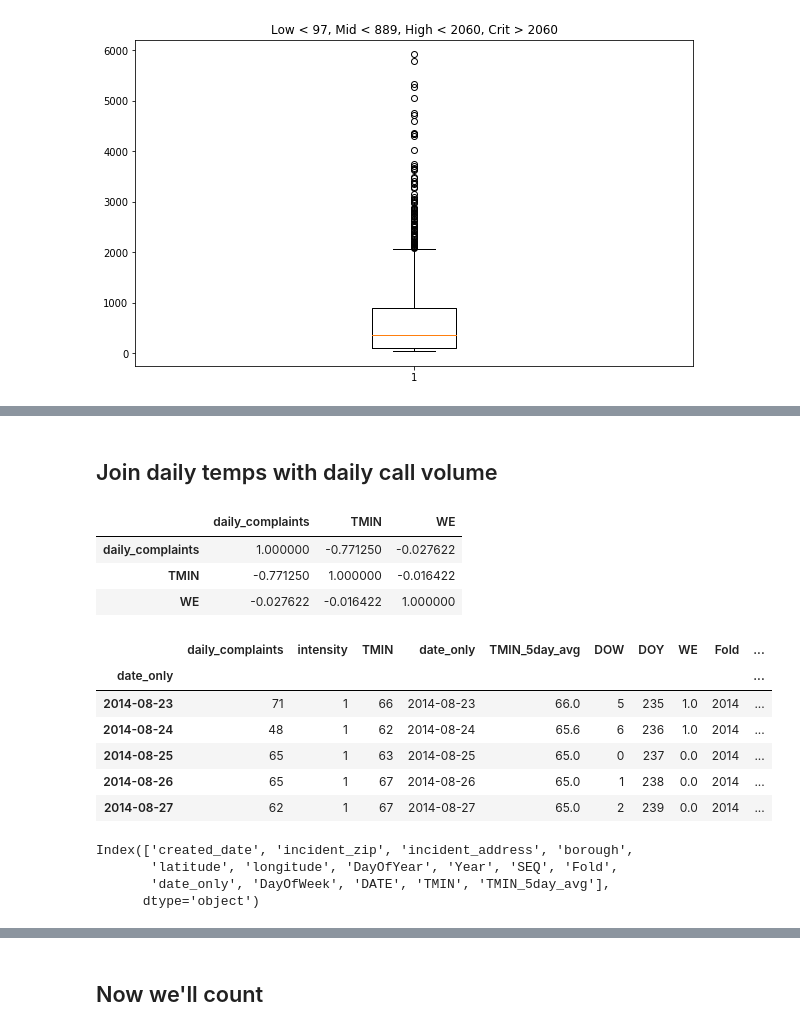
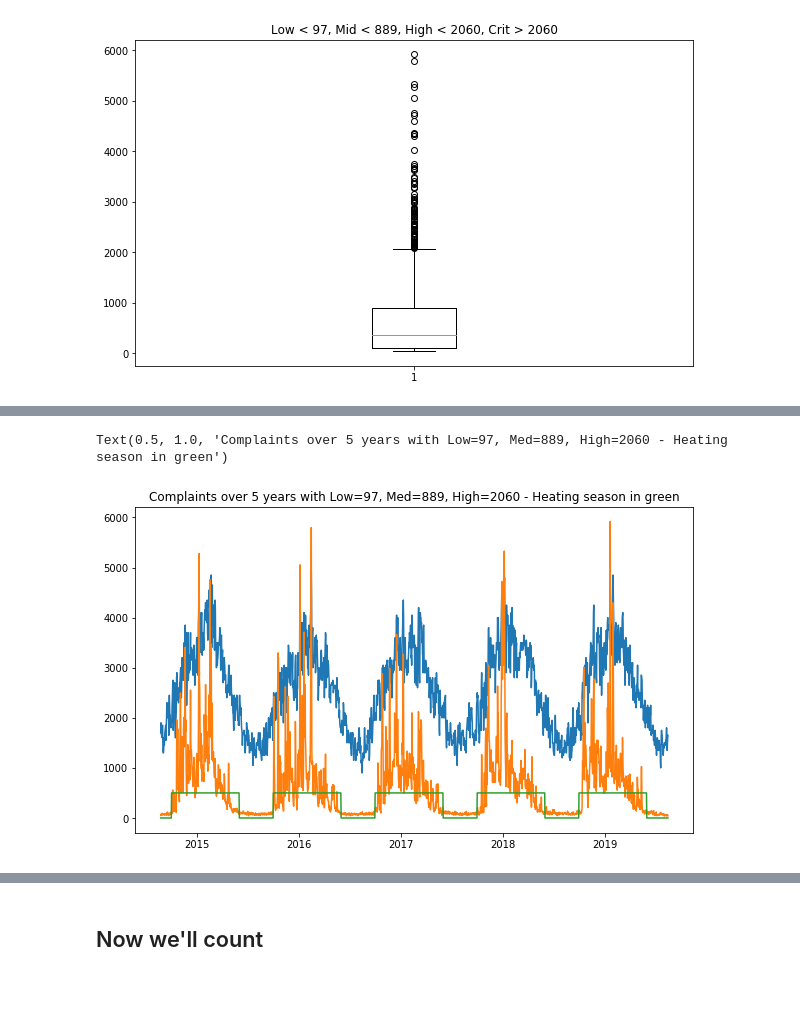
Before and after one commit to DThompson55/EdxCapstone, a Jupyter notebook: Capstone 4th Assignment.ipynb, the cells around one changed output, grey strips where cells are left out. Cells and saved outputs as stored; diff of their text form; code cells hidden in the pictures; blank space fills up the shorter version.

```diff
--- a/Capstone 4th Assignment.ipynb
+++ b/Capstone 4th Assignment.ipynb
@@ -61,0 +96,3 @@ df_daily.set_index('date_only',inplace=True)
+# %%
+df['X'] = df['Fold'] != df['Year']
+df[(df['Fold']==2018)&(df['SEQ']==0)].head()
@@ -270,26 +280,0 @@ Text(0.5, 1.0, "Fold 2015 - RSME='473.1' R2='0.80'")
-# %% [markdown]
-## Join daily temps with daily call volume
-# %%
-df_daily[['daily_complaints','TMIN','WE']].corr()
-# %% [output]
-|  | daily_complaints | TMIN | WE |
-| daily_complaints | 1.000000 | -0.771250 | -0.027622 |
-| TMIN | -0.771250 | 1.000000 | -0.016422 |
-| WE | -0.027622 | -0.016422 | 1.000000 |
-# %%
-df_daily.head()
-# %% [output]
-|  | daily_complaints | intensity | TMIN | date_only | TMIN_5day_avg | DOW | DOY | WE | Fold | ... |
-| date_only |  |  |  |  |  |  |  |  |  | ... |
-| 2014-08-23 | 71 | 1 | 66 | 2014-08-23 | 66.0 | 5 | 235 | 1.0 | 2014 | ... |
-| 2014-08-24 | 48 | 1 | 62 | 2014-08-24 | 65.6 | 6 | 236 | 1.0 | 2014 | ... |
-| 2014-08-25 | 65 | 1 | 63 | 2014-08-25 | 65.0 | 0 | 237 | 0.0 | 2014 | ... |
-| 2014-08-26 | 65 | 1 | 67 | 2014-08-26 | 65.0 | 1 | 238 | 0.0 | 2014 | ... |
-| 2014-08-27 | 62 | 1 | 67 | 2014-08-27 | 65.0 | 2 | 239 | 0.0 | 2014 | ... |
-# %%
-df.columns
-# %% [output]
-Index(['created_date', 'incident_zip', 'incident_address', 'borough',
-       'latitude', 'longitude', 'DayOfYear', 'Year', 'SEQ', 'Fold',
-       'date_only', 'DayOfWeek', 'DATE', 'TMIN', 'TMIN_5day_avg'],
-      dtype='object')
@@ -295,0 +290,21 @@ Index(['created_date', 'incident_zip', 'incident_address', 'borough',
+# %%
+#
+# So this is a little odd, but it's an interesting plot
+# Invert the temperature data so its cycle matches the complaint cycle
+# Also plot the heating season.
+# Then scale everthing so it fits
+#
+
+plt.figure(figsize=(10,6))
+plt.plot(df_daily['InvTMP']*50)
+plt.plot(df_daily['daily_complaints'])
+plt.plot(df_daily['HEATING_SEASON']*500)
+
+i = 0
+x=2015
+
+
+plt.title("Complaints over 5 years with Low=%d, Med=%d, High=%d - Heating season in green"%(low,med,high))
+# %% [output]
+Text(0.5, 1.0, 'Complaints over 5 years with Low=97, Med=889, High=2060 - Heating season in green')
+[figure, added]
```
Also changed, not shown: parts of 46 cells of this notebook, 3 other files.
